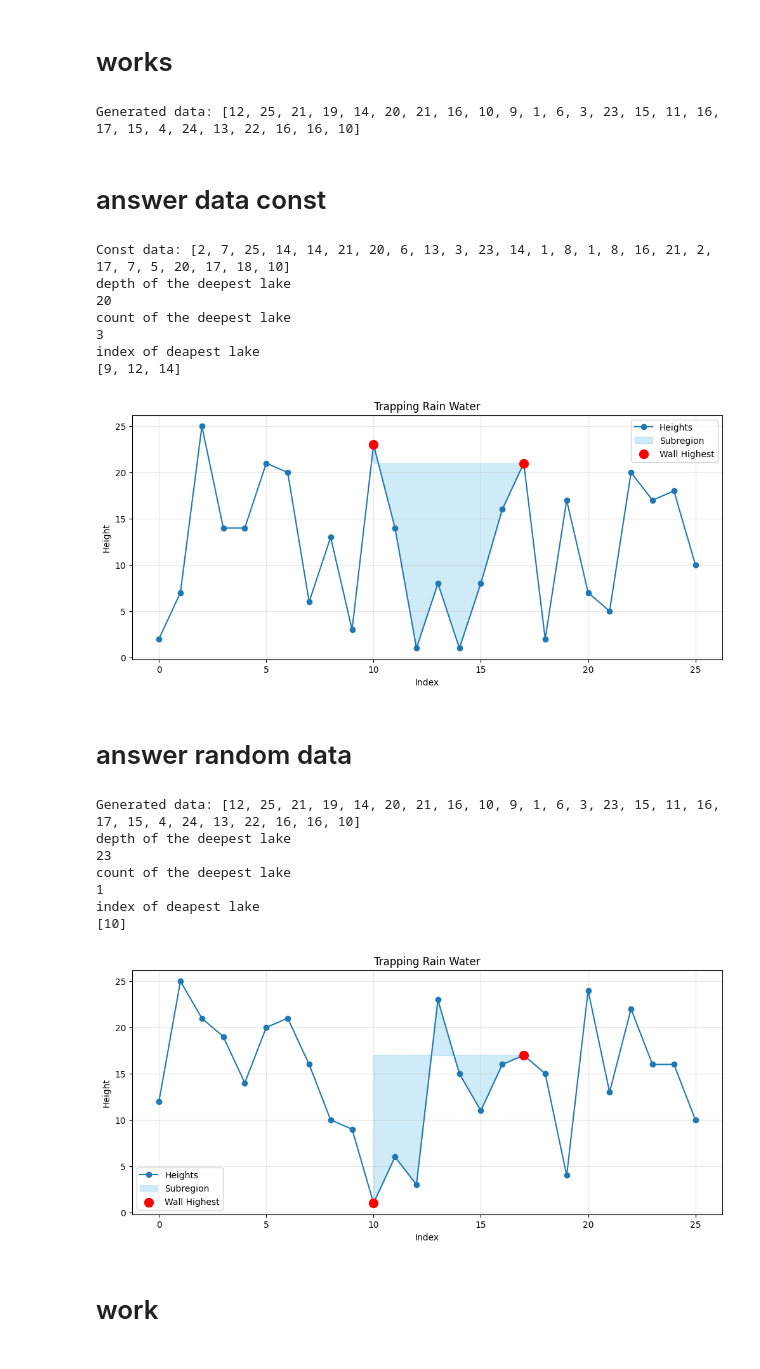
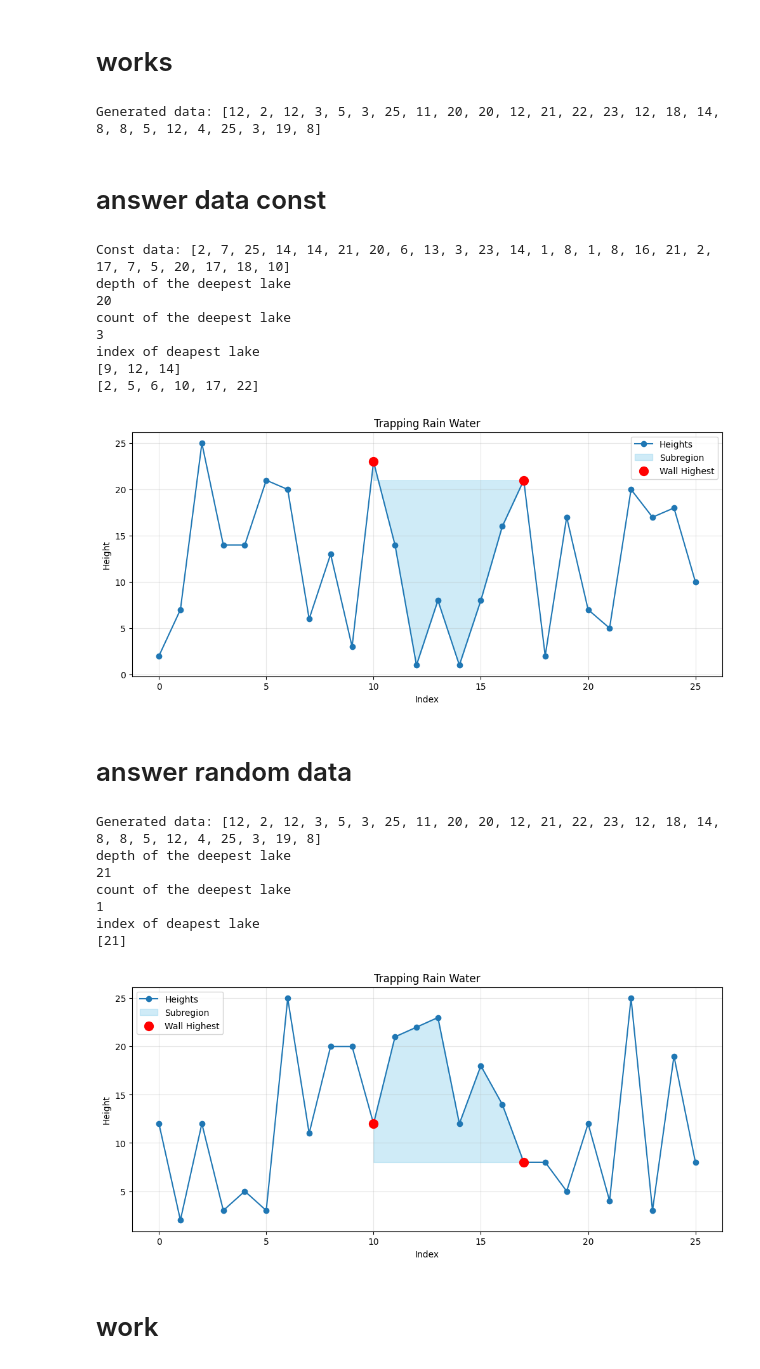
Before and after one commit to Animmant/amazinium_2026_tasks, a Jupyter notebook: works/mountaines.ipynb, the cells around one changed output. Cells and saved outputs as stored; diff of their text form; code cells hidden in the pictures.

Commit message:
learn boundaries

```diff
--- a/works/mountaines.ipynb
+++ b/works/mountaines.ipynb
@@ -49,7 +49,7 @@ def select_subregion(arr, start_idx, end_idx):
 
 #     return trapped
 
-def calculate_water_level(arr):
+def calculate_deaph_level(arr):
     if len(arr) < 3:
         return 0
 
@@ -58,6 +58,17 @@ def calculate_water_level(arr):
     water_level = np.minimum(left_wall, right_wall) - arr
 
     return water_level
+
+def find_lake_bounds(depths, max_depth_idx):
+    start = max_depth_idx
+    while start > 0 and depths[start] > 0:
+        start -= 1
+
+    end = max_depth_idx
+    while end < len(depths) - 1 and depths[end] > 0:
+        end += 1
+
+    return start, end
 
 def visualize_with_highlights(arr, start_idx=None, end_idx=None, highest_idxs=None):
     x = list(range(len(arr)))
@@ -85,16 +96,18 @@ def visualize_with_highlights(arr, start_idx=None, end_idx=None, highest_idxs=No
 
 # idx1, idx2 = find_two_highest_points(example_data)
 # %% [output]
-Generated data: [12, 25, 21, 19, 14, 20, 21, 16, 10, 9, 1, 6, 3, 23, 15, 11, 16, 17, 15, 4, 24, 13, 22, 16, 16, 10]
+Generated data: [12, 2, 12, 3, 5, 3, 25, 11, 20, 20, 12, 21, 22, 23, 12, 18, 14, 8, 8, 5, 12, 4, 25, 3, 19, 8]
 # %% [markdown]
 # answer data const
 # %%
 print("Const data:", example_data)
-deaph = max(calculate_water_level(example_data))
-count_deaph = list(calculate_water_level(example_data)).count(deaph)
-indexes = [i for i, x in enumerate(calculate_water_level(example_data)) if x == deaph]
+arr_depths_example = calculate_deaph_level(example_data)
+deaph = max(arr_depths_example)
+count_deaph = list(arr_depths_example).count(deaph)
+indexes_deaph = [i for i, x in enumerate(arr_depths_example) if x == deaph]
+indexes_wall = [i for i, x in enumerate(example_data) if x >= deaph]
 
-print("depth of the deepest lake", deaph, "count of the deepest lake", count_deaph, "index of deapest lake", indexes,  sep="\n")
+print("depth of the deepest lake", deaph, "count of the deepest lake", count_deaph, "index of deapest lake", indexes_deaph, indexes_wall,  sep="\n")
 idx1, idx2 = 10, 17
 visualize_with_highlights(example_data, start_idx=10, end_idx=18, highest_idxs=[idx1, idx2])
 # visualize_deaphs(example_data)
@@ -106,28 +119,30 @@ count of the deepest lake
 3
 index of deapest lake
 [9, 12, 14]
+[2, 5, 6, 10, 17, 22]
 [figure]
 # %% [markdown]
 # answer random data
 # %%
 print("Generated data:", rnd_data)
 
-deaph = max(calculate_water_level(rnd_data))
-count_deaph = list(calculate_water_level(rnd_data)).count(deaph)
-indexes = [i for i, x in enumerate(calculate_water_level(rnd_data)) if x == deaph]
+arr_depths_rnd = calculate_deaph_level(rnd_data)
+deaph = max(arr_depths_rnd)
+count_deaph = list(arr_depths_rnd).count(deaph)
+indexes = [i for i, x in enumerate(arr_depths_rnd) if x == deaph]
 
 print("depth of the deepest lake", deaph, "count of the deepest lake", count_deaph, "index of deapest lake", indexes,  sep="\n")
 idx1, idx2 = 10, 17
 visualize_with_highlights(rnd_data, start_idx=10, end_idx=18, highest_idxs=[idx1, idx2])
 # %% [output]
-Generated data: [12, 25, 21, 19, 14, 20, 21, 16, 10, 9, 1, 6, 3, 23, 15, 11, 16, 17, 15, 4, 24, 13, 22, 16, 16, 10]
+Generated data: [12, 2, 12, 3, 5, 3, 25, 11, 20, 20, 12, 21, 22, 23, 12, 18, 14, 8, 8, 5, 12, 4, 25, 3, 19, 8]
 depth of the deepest lake
-23
+21
 count of the deepest lake
 1
 index of deapest lake
-[10]
+[21]
-[figure, old version]
+[figure, new version]
 # %% [markdown]
 # work
 # %%
```
Also changed, not shown: parts of 3 cells of this notebook.
